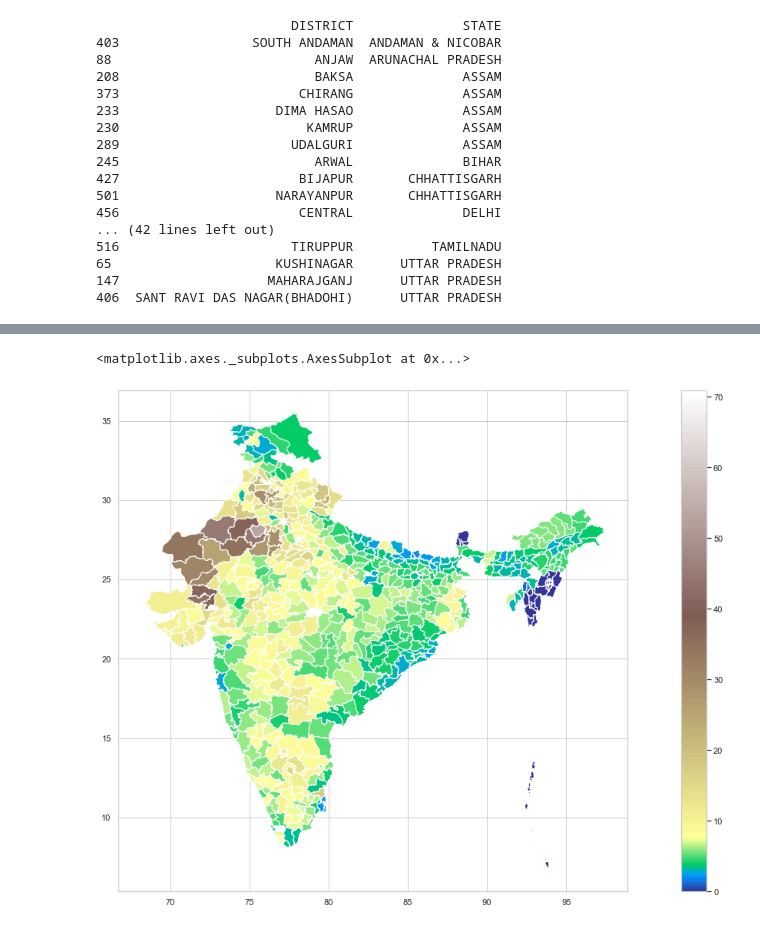
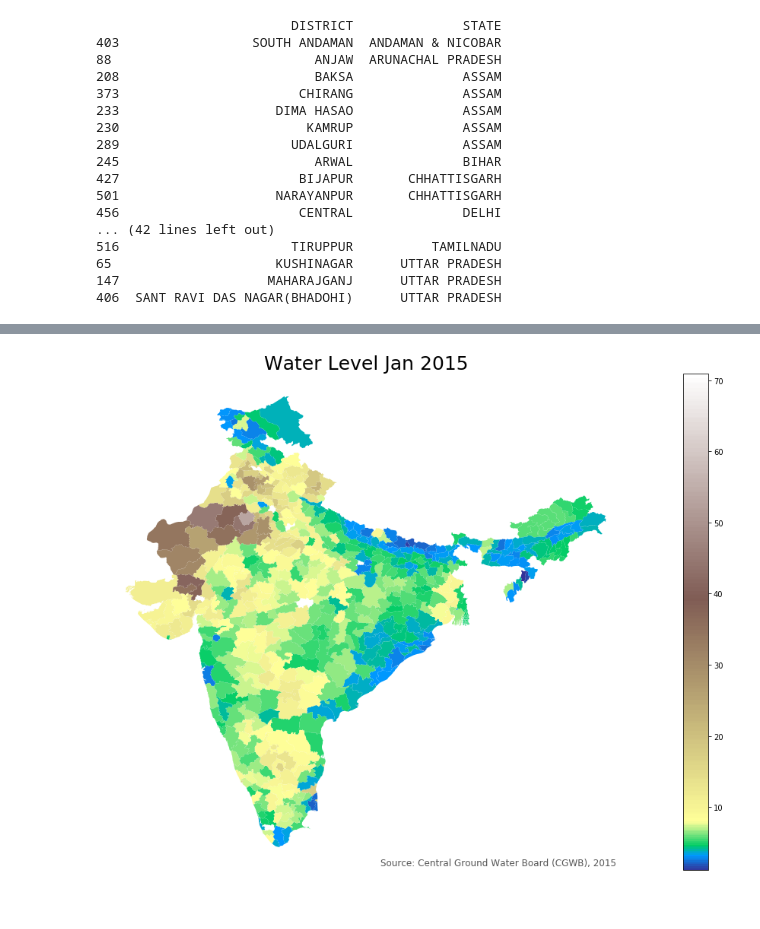
Before and after one commit to sbenstewart/smart-india-hackathon, a Jupyter notebook: code.ipynb, the cells around one changed output, grey strips where cells are left out. Drawn from its saved outputs; the diff is of its cells as text; code cells hidden in the pictures.

Commit message:
water map perfections

```diff
--- a/code.ipynb
+++ b/code.ipynb
@@ -219,9 +218,14 @@ vmin, vmax, vcenter = gdf['Jan 2015'].min(), gdf['Jan 2015'].max(), gdf['Jan 201
 divnorm = colors.DivergingNorm(vmin=vmin, vcenter=vcenter, vmax=vmax)
 # create a normalized colorbar
 cbar = plt.cm.ScalarMappable(norm=divnorm, cmap='RdBu')
-# %%
-#draw the map
-gdf.plot(column='Jan 2015', cmap='terrain', norm=divnorm, legend=True)
-# %% [output]
-<matplotlib.axes._subplots.AxesSubplot at 0x...>
-[figure, removed]
+# %%
+#draw the map
+ax = gdf.dropna().plot(column='Jan 2015', cmap='terrain', norm=divnorm, legend=True)
+#add title to the map
+ax.set_title('Water Level Jan 2015', fontdict= {'fontsize':25})
+#remove axes
+ax.set_axis_off()
+# create an annotation for the data source
+txt = ax.annotate('Source: Central Ground Water Board (CGWB), 2015',xy=(0.45, .09),  xycoords='figure fraction', horizontalalignment='left', verticalalignment='top', fontsize=12, color='#555555')
+# %% [output]
+[figure, added]
```
Also changed, not shown: parts of 3 cells of this notebook.
